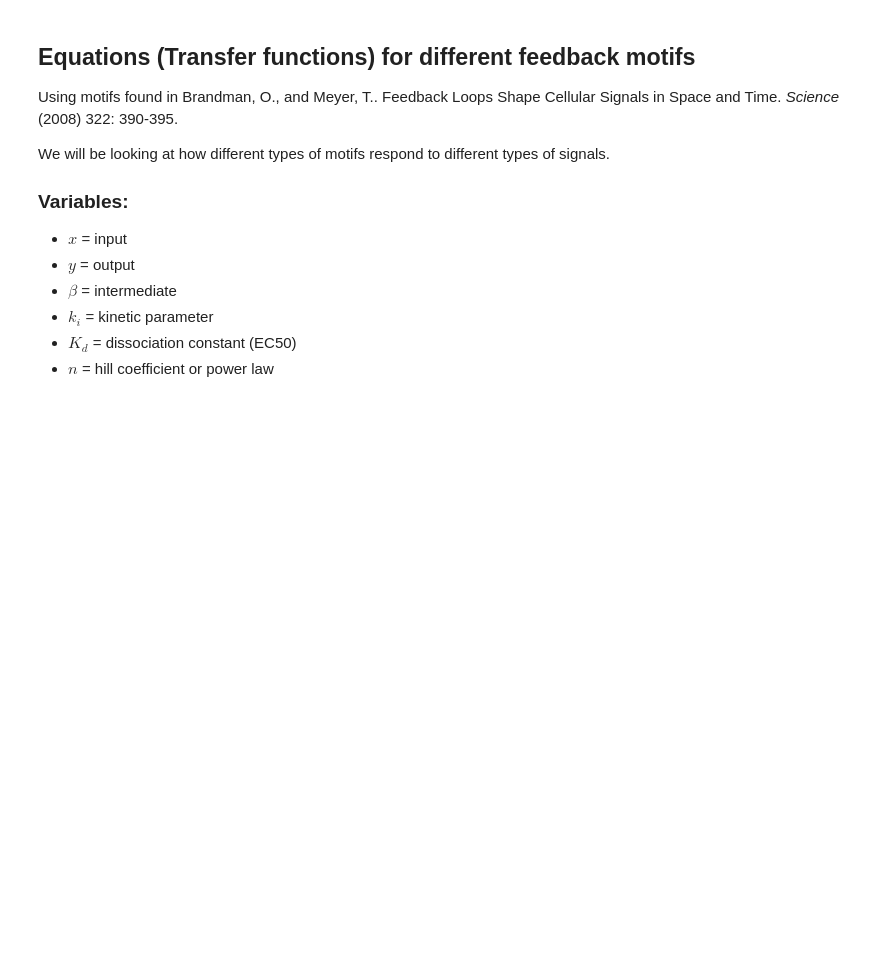
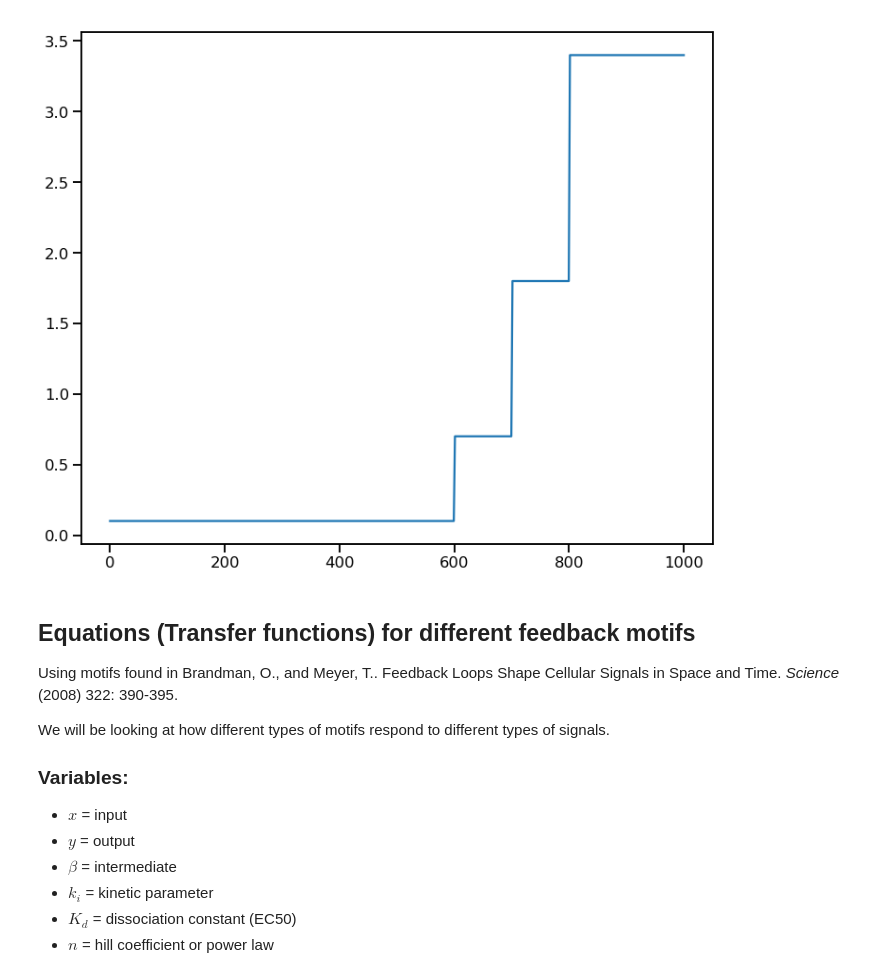
Before and after one commit to cainja/Feedback-Motifs, a Jupyter notebook: feedbackMotifs.ipynb, the cells around one changed output. Cells and saved outputs as stored; diff of their text form; code cells hidden in the pictures; blank space fills up the shorter version.

Commit message:
added widgets and multiple motifs

```diff
--- a/feedbackMotifs.ipynb
+++ b/feedbackMotifs.ipynb
@@ -1,10 +0,0 @@
-# %%
-from ipywidgets import widgets, interact
-from IPython.display import display
-import seaborn as sbn
-import matplotlib.pyplot as plt
-import numpy as np
-from IPython.core.pylabtools import figsize
-figsize(12, 10)
-sbn.set_context("paper")
-from scipy.integrate import odeint
@@ -11,3 +19,72 @@ from scipy.integrate import odeint
+# %%
+from ipywidgets import widgets, interact
+from IPython.display import display
+import seaborn as sbn
+import matplotlib.pyplot as plt
+import numpy as np
+from IPython.core.pylabtools import figsize
+figsize(12, 10)
+sbn.set_context("talk")
+from scipy.integrate import odeint
+
+
+def homeostat(y, x, k = .2, K_d = 0.1, n=6):
+    rate = x - k*y**n/(y**n+K_d**n)-y
+    return rate
+
+def signal_limiter(y, x, k=.8, n=5):
+    rate = x - k*y**n-y
+    return rate
+
+# System of ODEs
+def adaptive_system(Y, x, k=0.05, n=5, tau=0.01):
+    beta, y = Y
+    rate_y = x*(1-beta)-y
+    rate_beta = tau*(y-k*beta)
+    return [rate_beta, rate_y]
+
+def transient_generator(Y, x, k1=0.8, k2=0.05, n=5, tau=0.01):
+    beta, y = Y
+    rate_y = x-y*k1*beta**n-y
+    rate_beta = tau*(y-k2*beta)
+    return [rate_beta, rate_y]
+
+class Signal:
+    def __init__(self, t):
+        self.time = np.linspace(0, t, 500)
+        self.signal = np.zeros_like(self.time)
+
+    def Step(self, steptime, stepsize):
+        self.signal += stepsize*np.heaviside(self.time-steptime, steptime)
+
+    def Pulse(self, pulsetime, pulseduration, pulsesize):
+        self.signal += self.Step(pulsetime, pulsesize) + self.Step(pulsetime+pulseduration, -pulsesize)
+
+    def MultiStep(self, times, steps):
+        for time, step in zip(times,steps): self.Step(time,step)
+
+    def AddBasalLevel(self, basal):
+        self.signal += basal
+
+    #this breaks stuff later, do not use
+    def AddNoise(self, freq, amp, start, end):
+        t = np.heaviside(self.time-start, start)
+        t -= np.heaviside(self.time-end, end)
+        print(t)
+        self.signal += amp*np.sin(t*self.time/freq)
+
+
+    def Plot(self):
+        plt.plot(self.time, self.signal)
+        plt.show()
+
+signal = Signal(1000)
+signal.MultiStep([600,700,800],[.6,1.1,1.6])
+signal.AddBasalLevel(.1)
+# signal.AddNoise(20, .1, 0, 600)
+signal.Plot()
+# %% [output]
+[figure, added]
 # %% [markdown]
 ## Equations (Transfer functions) for different feedback motifs
 
```
Also changed, not shown: parts of 7 cells of this notebook.
